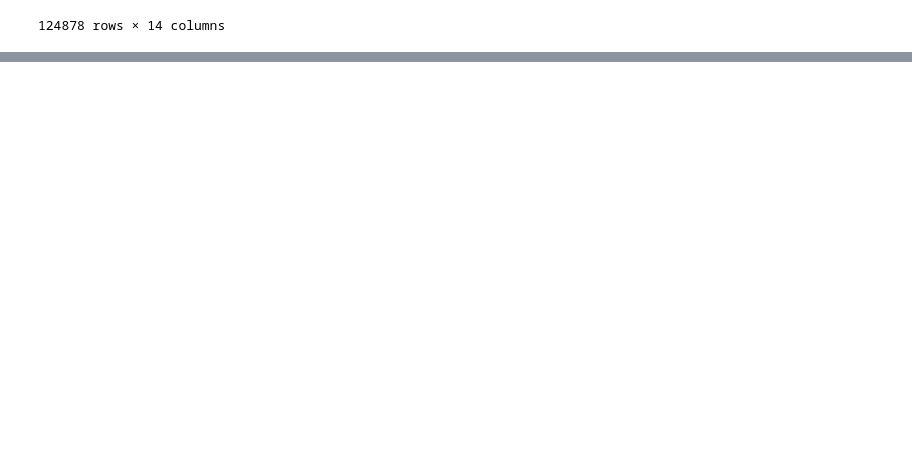
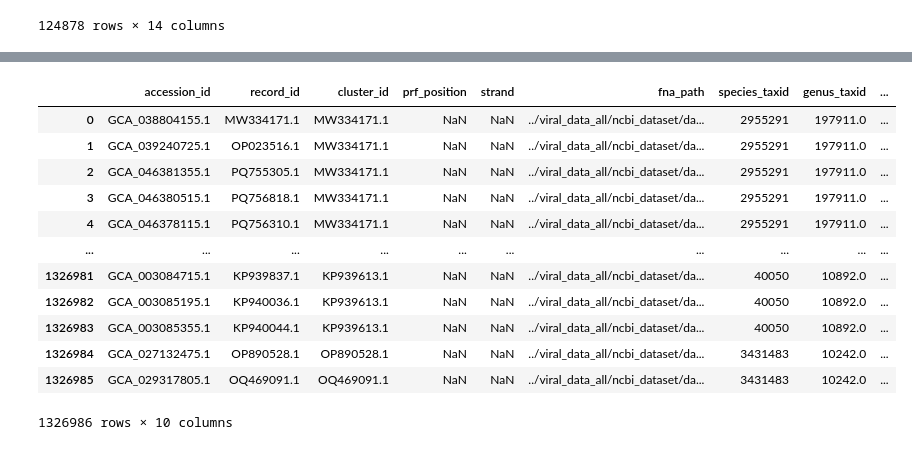
Before and after one commit to khoa-yelo/PRForm, a Jupyter notebook: scripts/dataset_creation2.ipynb, the cells around one changed output, grey strips where cells are left out. Saved outputs shown, nothing was run; the diff lists cells and outputs as text; code cells hidden in the pictures; blank space fills up the shorter version.

```diff
--- a/scripts/dataset_creation2.ipynb
+++ b/scripts/dataset_creation2.ipynb
@@ -680,3 +347,7 @@ test_1 = test_1[['cluster', 'record_id', 'accession']]
+# %%
+assembly[["species", "genus", "species_id", "genus_id"]] = assembly["taxid"].apply(
+    lambda x: pd.Series(get_species_and_genus(x))
+)
 # %%
 assembly
 # %% [output]
@@ -1012,0 +367,2 @@ df.to_csv('../model_data_v1_final.csv')
+# %%
+full = full.merge(assembly, how = 'left', on = 'accession').drop(columns = ['assembly_level', 'assembly_name', 'submitter', 'organism_name', 'release_date'])
@@ -1012,0 +385,22 @@ df.to_csv('../model_data_v1_final.csv')
+# %%
+model_data_full = full[['accession', 'record_id', 'cluster', 'slippage_site', 'strand', 'fna_path',
+'species_id', 'genus_id', 'species', 'genus']]
+# %%
+model_data_full.columns = ['accession_id', 'record_id', 'cluster_id', 'prf_position',
+'strand', 'fna_path', 'species_taxid', 'genus_taxid', 'species_name', 'genus_name']
+# %%
+model_data_full
+# %% [output]
+|  | accession_id | record_id | cluster_id | prf_position | strand | fna_path | species_taxid | genus_taxid | ... |
+| 0 | GCA_038804155.1 | MW334171.1 | MW334171.1 | NaN | NaN | ../viral_data_all/ncbi_dataset/da... | 2955291 | 197911.0 | ... |
+| 1 | GCA_039240725.1 | OP023516.1 | MW334171.1 | NaN | NaN | ../viral_data_all/ncbi_dataset/da... | 2955291 | 197911.0 | ... |
+| 2 | GCA_046381355.1 | PQ755305.1 | MW334171.1 | NaN | NaN | ../viral_data_all/ncbi_dataset/da... | 2955291 | 197911.0 | ... |
+| 3 | GCA_046380515.1 | PQ756818.1 | MW334171.1 | NaN | NaN | ../viral_data_all/ncbi_dataset/da... | 2955291 | 197911.0 | ... |
+| 4 | GCA_046378115.1 | PQ756310.1 | MW334171.1 | NaN | NaN | ../viral_data_all/ncbi_dataset/da... | 2955291 | 197911.0 | ... |
+| ... | ... | ... | ... | ... | ... | ... | ... | ... | ... |
+| 1326981 | GCA_003084715.1 | KP939837.1 | KP939613.1 | NaN | NaN | ../viral_data_all/ncbi_dataset/da... | 40050 | 10892.0 | ... |
+| 1326982 | GCA_003085195.1 | KP940036.1 | KP939613.1 | NaN | NaN | ../viral_data_all/ncbi_dataset/da... | 40050 | 10892.0 | ... |
+| 1326983 | GCA_003085355.1 | KP940044.1 | KP939613.1 | NaN | NaN | ../viral_data_all/ncbi_dataset/da... | 40050 | 10892.0 | ... |
+| 1326984 | GCA_027132475.1 | OP890528.1 | OP890528.1 | NaN | NaN | ../viral_data_all/ncbi_dataset/da... | 3431483 | 10242.0 | ... |
+| 1326985 | GCA_029317805.1 | OQ469091.1 | OQ469091.1 | NaN | NaN | ../viral_data_all/ncbi_dataset/da... | 3431483 | 10242.0 | ... |
+1326986 rows × 10 columns
```
Also changed, not shown: parts of 145 cells of this notebook.
